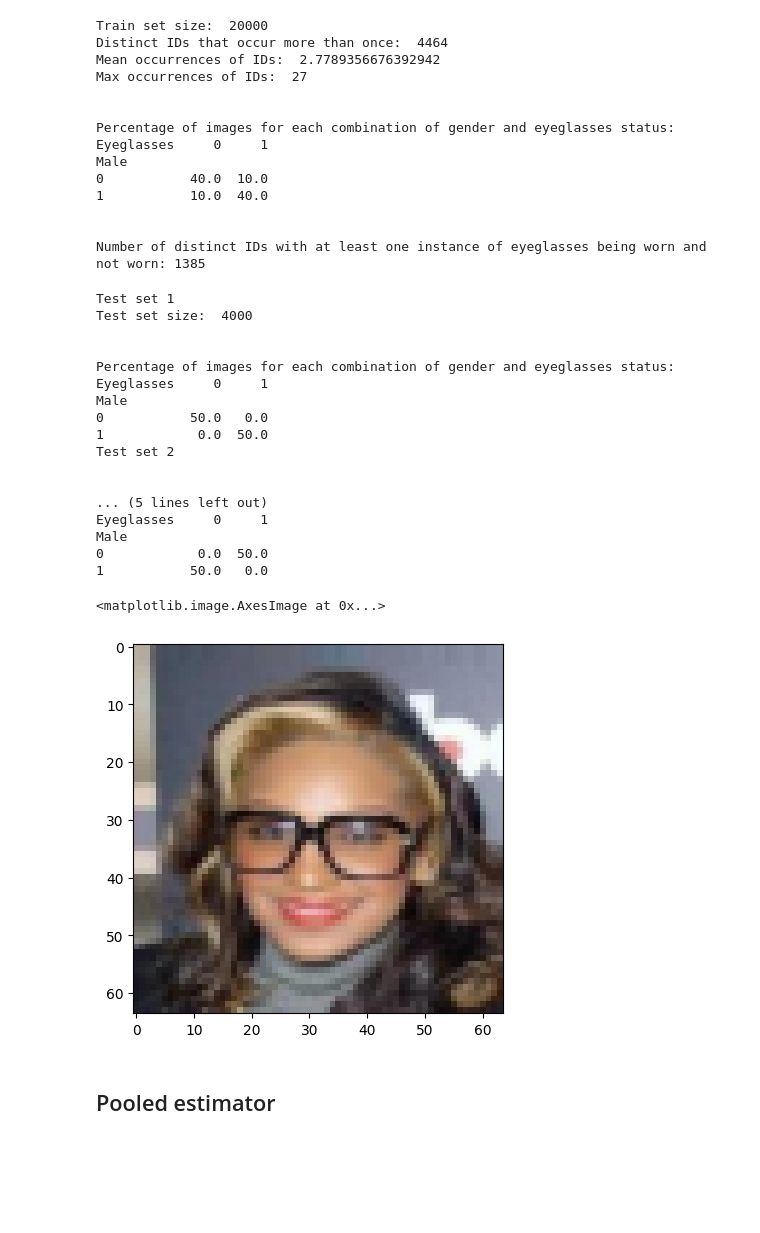
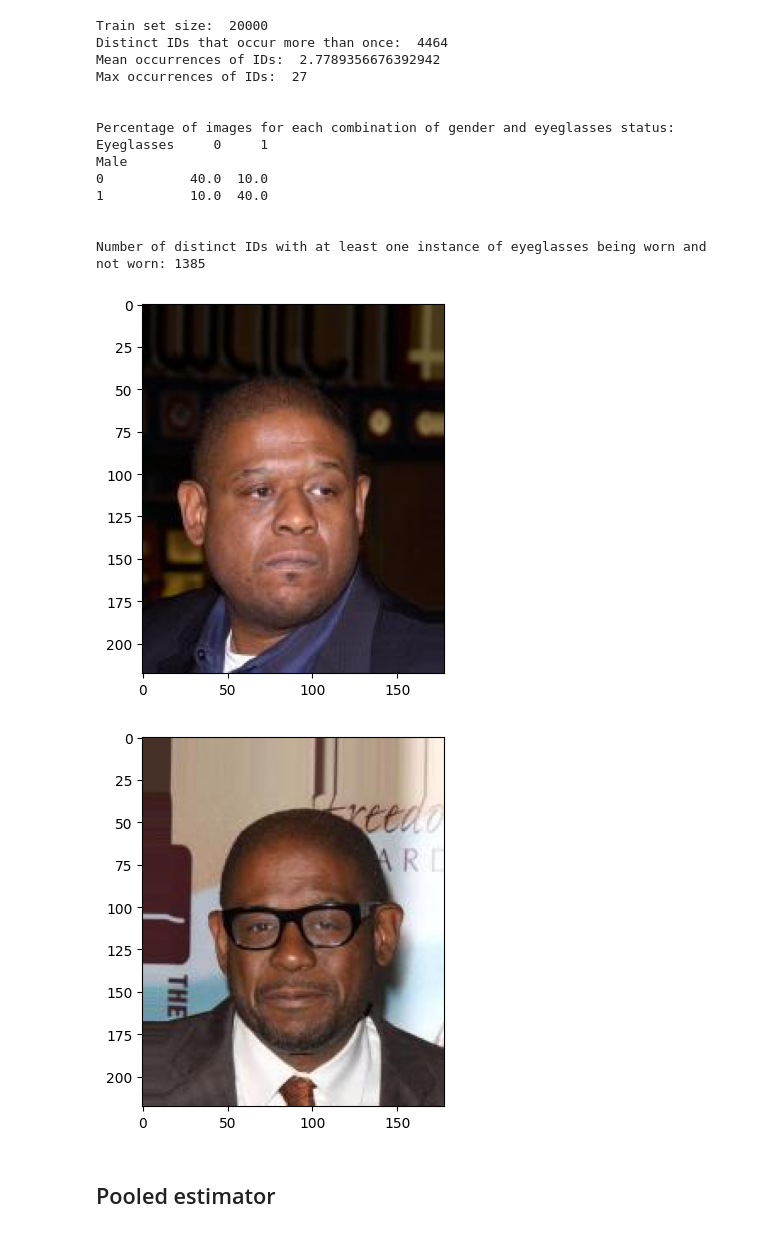
Before and after one commit to lukasec/semester_project_fs24, a Jupyter notebook: celebA.ipynb, the cells around one changed output. Cells and saved outputs as stored; diff of their text form; code cells hidden in the pictures; blank space fills up the shorter version.

```diff
--- a/celebA.ipynb
+++ b/celebA.ipynb
@@ -44,52 +45,19 @@ Male
 
 
 Number of distinct IDs with at least one instance of eyeglasses being worn and not worn: 1385
-# %%
-print("Test set 1")
-print("Test set size: ", len(test1_ds))
-
-cross_tab = pd.crosstab(index=test1_ds['Male'], columns=test1_ds['Eyeglasses'])
-
-cross_tab_percentage = cross_tab.div(cross_tab.sum().sum()) * 100
-
-print("\n\nPercentage of images for each combination of gender and eyeglasses status:")
-print(cross_tab_percentage)
-
-print("Test set 2")
-print("\n\n\nTest set size: ", len(test2_ds))
-cross_tab = pd.crosstab(index=test2_ds['Male'], columns=test2_ds['Eyeglasses'])
-
-cross_tab_percentage = cross_tab.div(cross_tab.sum().sum()) * 100
-
-print("\n\nPercentage of images for each combination of gender and eyeglasses status:")
-print(cross_tab_percentage)
-# %% [output]
-Test set 1
-Test set size:  4000
-
-
-Percentage of images for each combination of gender and eyeglasses status:
-Eyeglasses     0     1
-Male
-0           50.0   0.0
-1            0.0  50.0
-Test set 2
-
-
-... (5 lines left out)
-Eyeglasses     0     1
-Male
-0            0.0  50.0
-1           50.0   0.0
+# %%
+ID = ids_with_and_without_glasses[(ids_with_and_without_glasses[0] == 1) & (ids_with_and_without_glasses[1] == 1)].sample(1).index[0]
+images = train_ds[train_ds['ID'] == ID]['image_id'].values
+
+for img in images:
+    plt.imshow(plt.imread(f'{img_dir}/{img}'))
+    plt.show()
+# %% [output]
+[figure, added]
+[figure, added]
 # %%
 train_ds = data_handler.conv_celebA_to_jax(train_ds, img_dir)
 test1_ds = data_handler.conv_celebA_to_jax(test1_ds, img_dir)
 test2_ds = data_handler.conv_celebA_to_jax(test2_ds, img_dir)
-# %%
-x = test2_ds['image'][154]
-plt.imshow(x)
-# %% [output]
-<matplotlib.image.AxesImage at 0x...>
-[figure, removed]
 # %% [markdown]
 ## Pooled estimator
```
Also changed, not shown: parts of 12 cells of this notebook.
